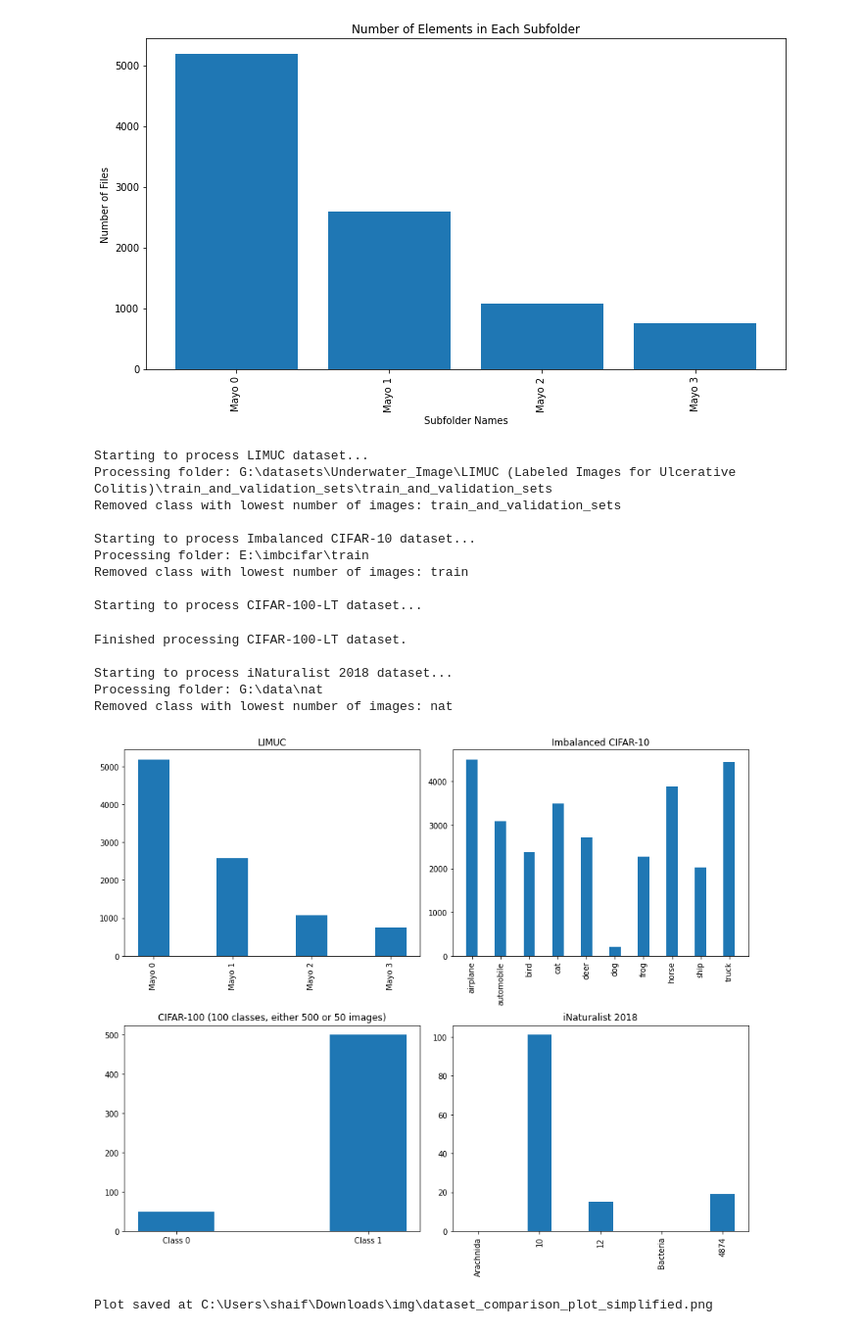
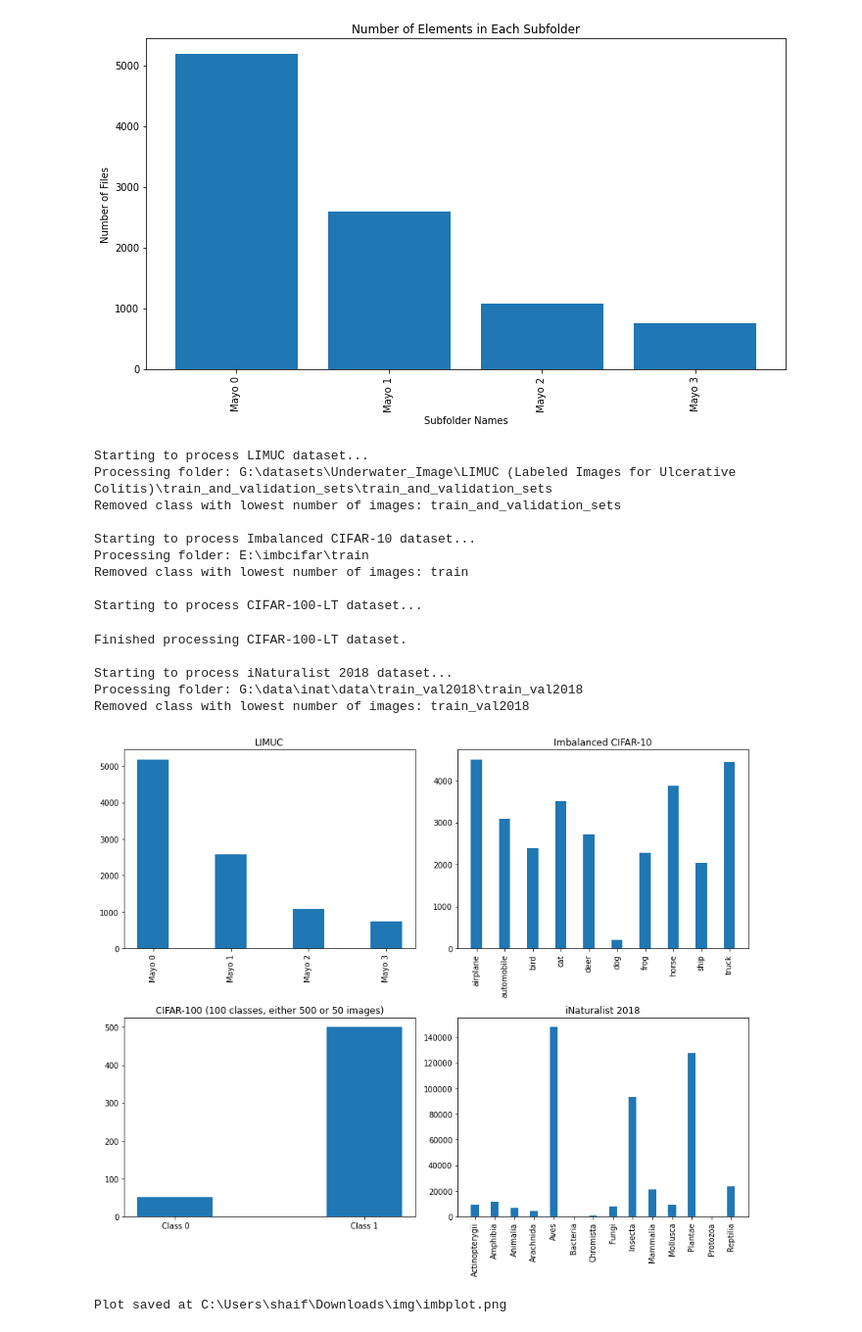
Before and after one commit to Shaif95/ML_notebooks, a Jupyter notebook: Untitled.ipynb, the cells around one changed output. Shown at 98% size. Saved outputs shown, nothing was run; the diff lists cells and outputs as text; code cells hidden in the pictures.

```diff
--- a/Untitled.ipynb
+++ b/Untitled.ipynb
@@ -350,8 +350,8 @@ output_dir = r'C:\Users\shaif\Downloads\img'
 if not os.path.exists(output_dir):
     os.makedirs(output_dir)
 
-# Function to count files in a dataset folder, including subfolders
-def count_files_in_folder(folder_path):
+# Function to count files in a dataset folder, including subfolders (for LIMUC and Imbalanced CIFAR-10)
+def count_files_in_folder_with_subfolders(folder_path):
     print(f"Processing folder: {folder_path}")
     folder_counts = {}
     for root, dirs, files in os.walk(folder_path):
@@ -361,6 +361,21 @@ def count_files_in_folder(folder_path):
             folder_counts[subfolder] += file_count
         else:
             folder_counts[subfolder] = file_count
+    return folder_counts
+
+# Function to count files in a dataset folder, ignoring subfolders (for iNaturalist)
+def count_files_in_top_level_folder(folder_path):
+    print(f"Processing folder: {folder_path}")
+    folder_counts = {}
+    for root, dirs, files in os.walk(folder_path):
+        # Get the top-level folder name
+        top_level_folder = os.path.basename(os.path.dirname(root))
+        file_count = len([f for f in files if f.lower().endswith(('.png', '.jpg', '.jpeg', '.bmp', '.tiff'))])
+
+        if top_level_folder in folder_counts:
+            folder_counts[top_level_folder] += file_count
+        else:
+            folder_counts[top_level_folder] = file_count
     return folder_counts
 
 # Function to remove the class with the lowest number of images
@@ -373,13 +388,13 @@ def remove_lowest_class(counts):
 # Dataset 1: LIMUC (remove class with the lowest number of images)
 print("Starting to process LIMUC dataset...")
 limuc_folder = r'G:\datasets\Underwater_Image\LIMUC (Labeled Images for Ulcerative Colitis)\train_and_validation_sets\train_and_validation_sets'
-limuc_counts = count_files_in_folder(limuc_folder)
+limuc_counts = count_files_in_folder_with_subfolders(limuc_folder)
 limuc_counts = remove_lowest_class(limuc_counts)
 
 # Dataset 2: Imbalanced CIFAR-10 (remove class with the lowest number of images)
 print("Starting to process Imbalanced CIFAR-10 dataset...")
 cifar10_folder = r"E:\imbcifar\train"
-cifar10_counts = count_files_in_folder(cifar10_folder)
+cifar10_counts = count_files_in_folder_with_subfolders(cifar10_folder)
 cifar10_counts = remove_lowest_class(cifar10_counts)
 
 # Dataset 3: Imbalanced CIFAR-100
@@ -414,11 +429,11 @@ print("Finished processing CIFAR-100-LT dataset.\n")
 
 # Dataset 4: iNaturalist 2018 (remove class with the lowest number of images)
 print("Starting to process iNaturalist 2018 dataset...")
-inat_folder = r'G:\data\nat'
-inat_counts = count_files_in_folder(inat_folder)
+inat_folder = r'G:\data\inat\data\train_val2018\train_val2018'
+inat_counts = count_files_in_top_level_folder(inat_folder)
 inat_counts = remove_lowest_class(inat_counts)
 
-# Plot all datasets together
+# Update the plotting
 fig, axs = plt.subplots(2, 2, figsize=(12, 10))
 
 # Plot LIMUC
@@ -435,37 +450,36 @@ axs[0, 1].tick_params(axis='x', rotation=90)
 axs[1, 0].bar([f"Class {i}" for i in range(2)], [50, 500], width=0.4)
 axs[1, 0].set_title("CIFAR-100 (100 classes, either 500 or 50 images)")
 axs[1, 0].tick_params(axis='x', rotation=0)
 
-# Plot iNaturalist
+# Plot iNaturalist with actual class names
 axs[1, 1].bar(inat_counts.keys(), inat_counts.values(), width=0.4)
 axs[1, 1].set_title("iNaturalist 2018")
 axs[1, 1].tick_params(axis='x', rotation=90)
 
-
 plt.tight_layout()
 
 # Save the figure
-output_path = os.path.join(output_dir, 'dataset_comparison_plot_simplified.png')
+output_path = os.path.join(output_dir, 'imbplot.png')
 plt.savefig(output_path)
 
 # Show the plot
 plt.show()
 
 print(f"Plot saved at {output_path}")
 # %% [output]
 Starting to process LIMUC dataset...
 Processing folder: G:\datasets\Underwater_Image\LIMUC (Labeled Images for Ulcerative Colitis)\train_and_validation_sets\train_and_validation_sets
 Removed class with lowest number of images: train_and_validation_sets
 
 Starting to process Imbalanced CIFAR-10 dataset...
 Processing folder: E:\imbcifar\train
 Removed class with lowest number of images: train
 
 Starting to process CIFAR-100-LT dataset...
 Finished processing CIFAR-100-LT dataset.
 
 Starting to process iNaturalist 2018 dataset...
-Processing folder: G:\data\nat
-Removed class with lowest number of images: nat
+Processing folder: G:\data\inat\data\train_val2018\train_val2018
+Removed class with lowest number of images: train_val2018
-[figure, old version]
+[figure, new version]
-Plot saved at C:\Users\shaif\Downloads\img\dataset_comparison_plot_simplified.png
+Plot saved at C:\Users\shaif\Downloads\img\imbplot.png
```
